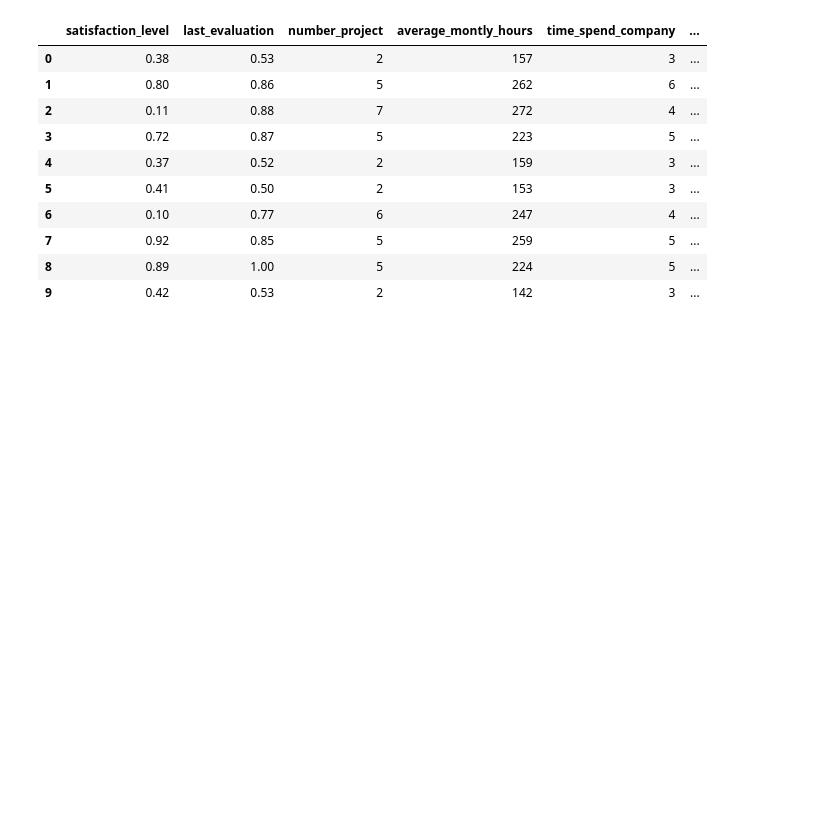
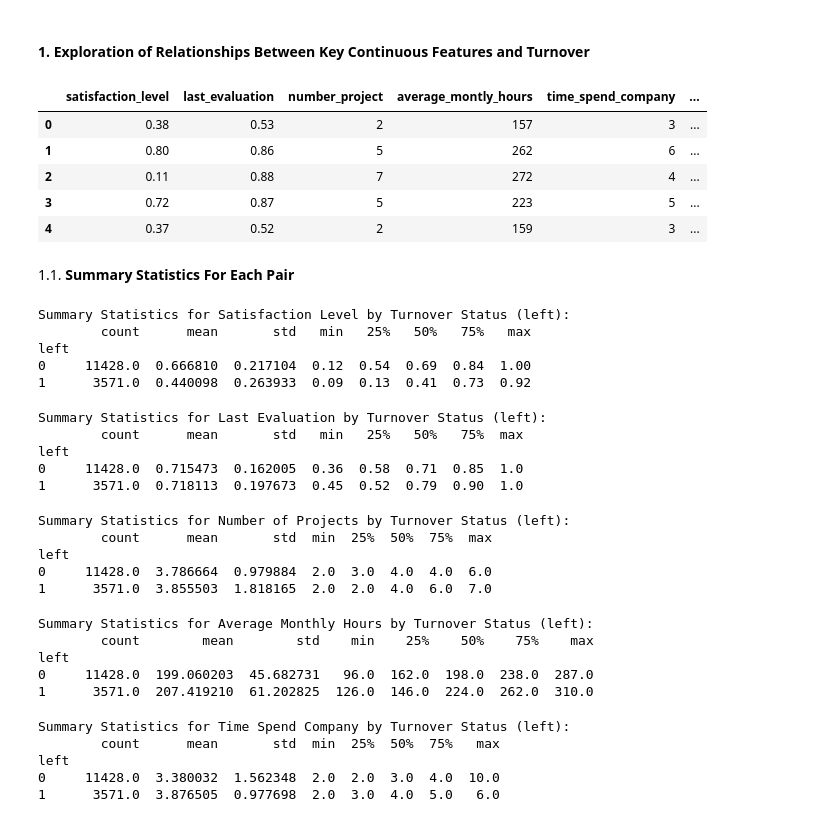
Before and after one commit to fausstoo/employee-churn-prediction-model, a Jupyter notebook: notebooks/EDA_02.ipynb, the cells around one changed output. Drawn from its saved outputs; the diff is of its cells as text; code cells hidden in the pictures; blank space fills up the shorter version.

```diff
--- a/notebooks/EDA_02.ipynb
+++ b/notebooks/EDA_02.ipynb
@@ -76,17 +199,71 @@ import pingouin as pg
 from tabulate import tabulate
 
 df = pd.read_csv("./../data/processed/df_subset.csv")
+# %% [markdown]
+#### **1. Exploration of Relationships Between Key Continuous Features and Turnover**
 # %%
-df.head(10)
+df.head()
 # %% [output]
 |  | satisfaction_level | last_evaluation | number_project | average_montly_hours | time_spend_company | ... |
 | 0 | 0.38 | 0.53 | 2 | 157 | 3 | ... |
 | 1 | 0.80 | 0.86 | 5 | 262 | 6 | ... |
 | 2 | 0.11 | 0.88 | 7 | 272 | 4 | ... |
 | 3 | 0.72 | 0.87 | 5 | 223 | 5 | ... |
 | 4 | 0.37 | 0.52 | 2 | 159 | 3 | ... |
-| 5 | 0.41 | 0.50 | 2 | 153 | 3 | ... |
-| 6 | 0.10 | 0.77 | 6 | 247 | 4 | ... |
-| 7 | 0.92 | 0.85 | 5 | 259 | 5 | ... |
-| 8 | 0.89 | 1.00 | 5 | 224 | 5 | ... |
-| 9 | 0.42 | 0.53 | 2 | 142 | 3 | ... |
+# %% [markdown]
+1.1. **Summary Statistics For Each Pair**
+# %%
+# 1. Data Overview: Summary statistics of satisfaction level by 'left' status
+print("Summary Statistics for Satisfaction Level by Turnover Status (left):")
+satisfaction_summary = df.groupby('left')['satisfaction_level'].describe()
+print(satisfaction_summary)
+# %% [output]
+Summary Statistics for Satisfaction Level by Turnover Status (left):
+        count      mean       std   min   25%   50%   75%   max
+left
+0     11428.0  0.666810  0.217104  0.12  0.54  0.69  0.84  1.00
+1      3571.0  0.440098  0.263933  0.09  0.13  0.41  0.73  0.92
+# %%
+# 1. Data Overview: Summary statistics of Last Evaluation by 'left' status
+print("Summary Statistics for Last Evaluation by Turnover Status (left):")
+last_evaluation_summary = df.groupby('left')['last_evaluation'].describe()
+print(last_evaluation_summary)
+# %% [output]
+Summary Statistics for Last Evaluation by Turnover Status (left):
+        count      mean       std   min   25%   50%   75%  max
+left
+0     11428.0  0.715473  0.162005  0.36  0.58  0.71  0.85  1.0
+1      3571.0  0.718113  0.197673  0.45  0.52  0.79  0.90  1.0
+# %%
+# 1. Data Overview: Summary statistics of Number of Projects by 'left' status
+print("Summary Statistics for Number of Projects by Turnover Status (left):")
+n_of_projects_summary = df.groupby('left')['number_project'].describe()
+print(n_of_projects_summary)
+# %% [output]
+Summary Statistics for Number of Projects by Turnover Status (left):
+        count      mean       std  min  25%  50%  75%  max
+left
+0     11428.0  3.786664  0.979884  2.0  3.0  4.0  4.0  6.0
+1      3571.0  3.855503  1.818165  2.0  2.0  4.0  6.0  7.0
+# %%
+# 1. Data Overview: Summary statistics of Average Monthly Hours by 'left' status
+print("Summary Statistics for Average Monthly Hours by Turnover Status (left):")
+avg_monthly_hours_summary = df.groupby('left')['average_montly_hours'].describe()
+print(avg_monthly_hours_summary)
+# %% [output]
+Summary Statistics for Average Monthly Hours by Turnover Status (left):
+        count        mean        std    min    25%    50%    75%    max
+left
+0     11428.0  199.060203  45.682731   96.0  162.0  198.0  238.0  287.0
+1      3571.0  207.419210  61.202825  126.0  146.0  224.0  262.0  310.0
+# %%
+# 1. Data Overview: Summary statistics of Time Spend Company by 'left' status
+print("Summary Statistics for Time Spend Company by Turnover Status (left):")
+time_spend_company_summary = df.groupby('left')['time_spend_company'].describe()
+print(time_spend_company_summary)
+# %% [output]
+Summary Statistics for Time Spend Company by Turnover Status (left):
+        count      mean       std  min  25%  50%  75%   max
+left
+0     11428.0  3.380032  1.562348  2.0  2.0  3.0  4.0  10.0
+1      3571.0  3.876505  0.977698  2.0  3.0  4.0  5.0   6.0
```
Also changed, not shown: parts of 45 cells of this notebook.
